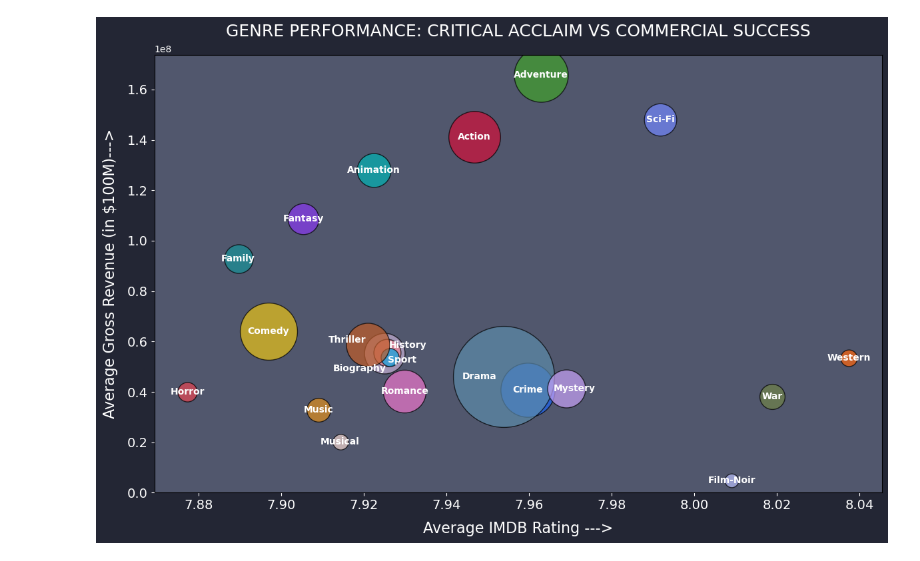
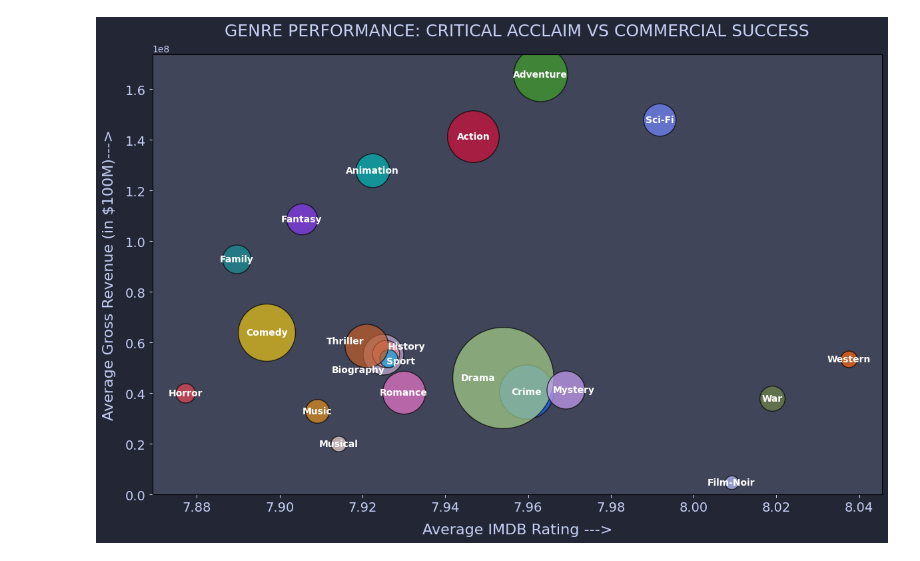
Before and after one commit to k-a-amaljose/Data_Analytics_Pentagon_InsightX, a Jupyter notebook: Data_Analysis_Task_2.ipynb, the cells around one changed output. Cells and saved outputs as stored; diff of their text form; code cells hidden in the pictures.

```diff
--- a/Data_Analysis_Task_2.ipynb
+++ b/Data_Analysis_Task_2.ipynb
@@ -9,7 +9,7 @@ df['Genre'] = df['Genre'].astype(str).str.split(', ') # Converts every value in
 df = df.explode('Genre') # Converts a list inside a cell into multiple rows, Create a new row for each genre in a movie.
 df['Genre'] = df['Genre'].str.strip() # Removes extra spaces from the beginning and end of each Genre value.
 df = df.dropna(subset=['Gross']) # Removes rows where the Gross column has missing (NaN) values (for efficiency).
-df['Gross'] = df['Gross'].astype(str).str.replace('[\$,]', '', regex=True) # Converts Gross to string and removes "$" and "," to keep only numbers.
+df['Gross'] = df['Gross'].astype(str).str.replace('[\$,]', '', regex=True) # Converts Gross to string and removes dollar sign and commas to keep only numbers.
 df['Gross'] = pd.to_numeric(df['Gross'], errors='coerce') # Converts the Gross column into numeric (number) type, and if any value cannot be converted, it replaces it with NaN.
 
 # AGGREGATE
@@ -25,10 +25,10 @@ genre_stats = genre_stats[genre_stats['Movie_Count'] >= 10] # Keeps only those g
 
 # VISUALIZE AND SCATTER PLOT
 genre_colors = {
-    'Action': '#d20f39',
+    'Action': "#d20f39",
     'Adventure': '#40a02b',
     'Comedy': "#e9c317",
-    'Drama': '#5c8baa',
+    'Drama': '#a6d189',
     'Sci-Fi': '#7287fd',
     'Horror': '#e64553',
     'Romance': '#ea76cb',
@@ -65,40 +65,40 @@ x_text_offsets = {
 }          # Creating a dictionary for x position offset values for overlaping Genres
 
 plt.figure(figsize=(12, 8), facecolor='#232634') # Create the plot figure and change the outer bg color
-plt.gca().set_facecolor('#51576d') # Change bgcolor of graph
+plt.gca().set_facecolor('#414559') # Change bgcolor of graph
 
 # Draw scatter plot
 for row in genre_stats.itertuples(index=False):
     plt.scatter(
         row.Avg_IMDB,                                     # X-axis values
         row.Avg_Gross,                                    # Y-axis values
         s=row.Movie_Count * 20,                           # Bubble size based on count
         alpha=0.7,                                        # For transparency
         edgecolors='#000000',                             # To fix edgecolor
         color=genre_colors.get(row.Genre, 'green')        # fallback color of bubbles
     )
 
 # Add text labels for each genre point
 for row in genre_stats.itertuples(index=False):
     y_offset = y_text_offsets.get(row.Genre, 0)       # Assigning y position offset values to y_offset
     x_offset = x_text_offsets.get(row.Genre, 0)       # Assigning x position offset values to x_offset
     plt.text(
         row.Avg_IMDB+x_offset,               # X position with offset values
         row.Avg_Gross+y_offset,              # Y position with offset values
         row.Genre,                           # Text label
         ha='center',                         # Horizontal alignment
         va='center',                         # Vertical alignment
         fontsize=10,                         # Font size
         color= '#ffffff',                    # Text color
         fontweight='bold'                    # Text type
     )
 
-plt.xlabel("Average IMDB Rating --->", fontsize=16, color='#ffffff', labelpad=10) # Set label for X-axis and formating
-plt.ylabel("Average Gross Revenue (in $100M)--->", fontsize=16, color='#ffffff', labelpad=10) # Set label for Y-axis and formating
-plt.tick_params(axis='both', colors='#ffffff', labelsize=14) # Changes the appearance of the scale (ticks and numbers) on both axes
-plt.title("GENRE PERFORMANCE: CRITICAL ACCLAIM VS COMMERCIAL SUCCESS", fontsize=18, color='#ffffff', pad=20) # Set main title of the plot
+plt.xlabel("Average IMDB Rating --->", fontsize=16, color='#c6d0f5', labelpad=10) # Set label for X-axis and formating
+plt.ylabel("Average Gross Revenue (in $100M)--->", fontsize=16, color='#c6d0f5', labelpad=10) # Set label for Y-axis and formating
+plt.tick_params(axis='both', colors='#c6d0f5', labelsize=14) # Changes the appearance of the scale (ticks and numbers) on both axes
+plt.title("GENRE PERFORMANCE: CRITICAL ACCLAIM VS COMMERCIAL SUCCESS", fontsize=18, color='#c6d0f5', pad=20) # Set main title of the plot
 plt.tight_layout() # Adjust layout to avoid overlap
 plt.ylim(0) # To choose the starting value of Y-axis to margin
 plt.show() # Display the plot
 # %% [output]
-[figure, old version]
+[figure, new version]
```
